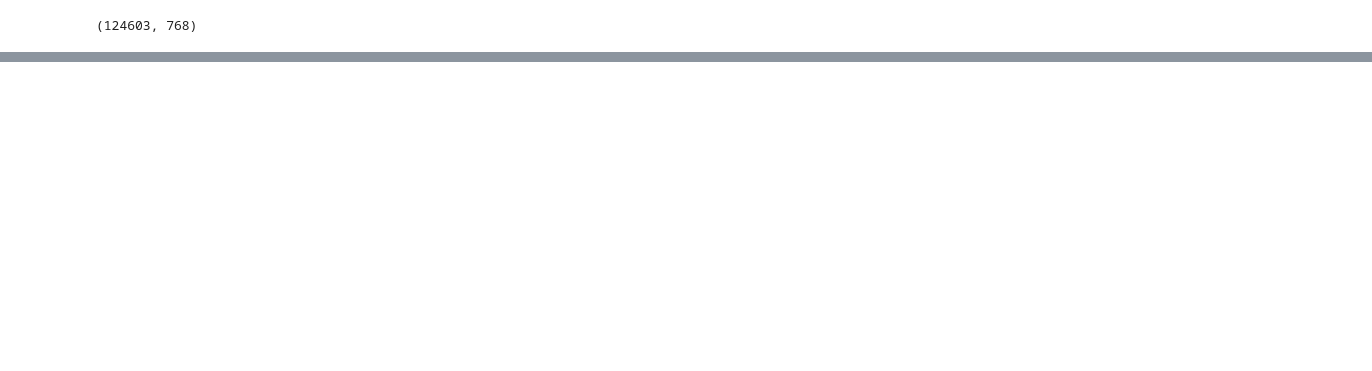
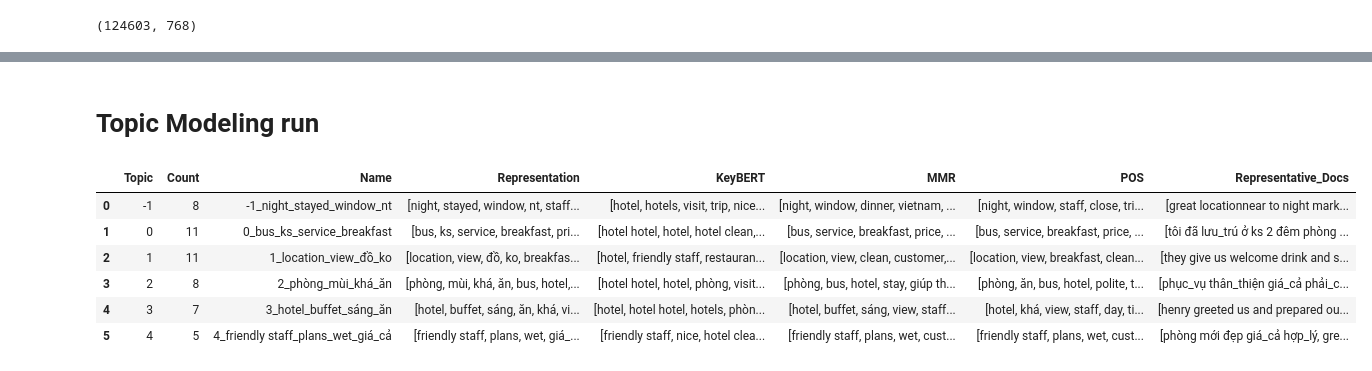
Before and after one commit to quangtiennnn/master-procedures, a Jupyter notebook: process...ipynb, the cells around one changed output, grey strips where cells are left out. Cells and saved outputs as stored; diff of their text form; code cells hidden in the pictures; blank space fills up the shorter version.

```diff
--- a/process...ipynb
+++ b/process...ipynb
@@ -156,0 +226,5 @@ corpus_embeddings.shape
+# %%
+def extract_embedding(df: pd.DataFrame,corpus_embedding):
+    return corpus_embedding[df.index]
+# %%
+extracted_embedding = extract_embedding(filtered_hotel,corpus_embeddings)
@@ -156,0 +249,2 @@ corpus_embeddings.shape
+# %% [markdown]
+# Topic Modeling run
@@ -156,0 +265,14 @@ corpus_embeddings.shape
+# %%
+encoder = SentenceTransformer('sentence-transformers/paraphrase-multilingual-mpnet-base-v2')
+stop_word_mul = stopwords(['vi','en'])
+umap_model=UMAP(n_neighbors=15, n_components=5, min_dist=0.0, metric='cosine', random_state=42)
+hdbscan_model=HDBSCAN(metric='euclidean', cluster_selection_method='eom', prediction_data=True)
+vectorizer_model=CountVectorizer(stop_words=list(stop_word_mul), min_df=2, ngram_range=(1,2))
+keybert_model=KeyBERTInspired()
+pos_model=PartOfSpeech('en_core_web_sm')
+mmr_model=MaximalMarginalRelevance(diversity=0.3)
+representation_model={
+    'KeyBERT':keybert_model,
+    'MMR':mmr_model,
+    'POS':pos_model
+}
@@ -156,0 +359,12 @@ corpus_embeddings.shape
+# %%
+topic_model = run(filtered_hotel,top_n_words = 20)
+# %%
+topic_model.get_topic_info()
+# %% [output]
+|  | Topic | Count | Name | Representation | KeyBERT | MMR | POS | Representative_Docs |
+| 0 | -1 | 8 | -1_night_stayed_window_nt | [night, stayed, window, nt, staff... | [hotel, hotels, visit, trip, nice... | [night, window, dinner, vietnam, ... | [night, window, staff, close, tri... | [great locationnear to night mark... |
+| 1 | 0 | 11 | 0_bus_ks_service_breakfast | [bus, ks, service, breakfast, pri... | [hotel hotel, hotel, hotel clean,... | [bus, service, breakfast, price, ... | [bus, service, breakfast, price, ... | [tôi đã lưu_trú ở ks 2 đêm phòng ... |
+| 2 | 1 | 11 | 1_location_view_đồ_ko | [location, view, đồ, ko, breakfas... | [hotel, friendly staff, restauran... | [location, view, clean, customer,... | [location, view, breakfast, clean... | [they give us welcome drink and s... |
+| 3 | 2 | 8 | 2_phòng_mùi_khá_ăn | [phòng, mùi, khá, ăn, bus, hotel,... | [hotel hotel, hotel, phòng, visit... | [phòng, bus, hotel, stay, giúp th... | [phòng, ăn, bus, hotel, polite, t... | [phục_vụ thân_thiện giá_cả phải_c... |
+| 4 | 3 | 7 | 3_hotel_buffet_sáng_ăn | [hotel, buffet, sáng, ăn, khá, vi... | [hotel, hotel hotel, hotels, phòn... | [hotel, buffet, sáng, view, staff... | [hotel, khá, view, staff, day, ti... | [henry greeted us and prepared ou... |
+| 5 | 4 | 5 | 4_friendly staff_plans_wet_giá_cả | [friendly staff, plans, wet, giá_... | [friendly staff, nice, hotel clea... | [friendly staff, plans, wet, cust... | [friendly staff, plans, wet, cust... | [phòng mới đẹp giá_cả hợp_lý, gre... |
```
Also changed, not shown: parts of 19 cells of this notebook, 4 other files.
